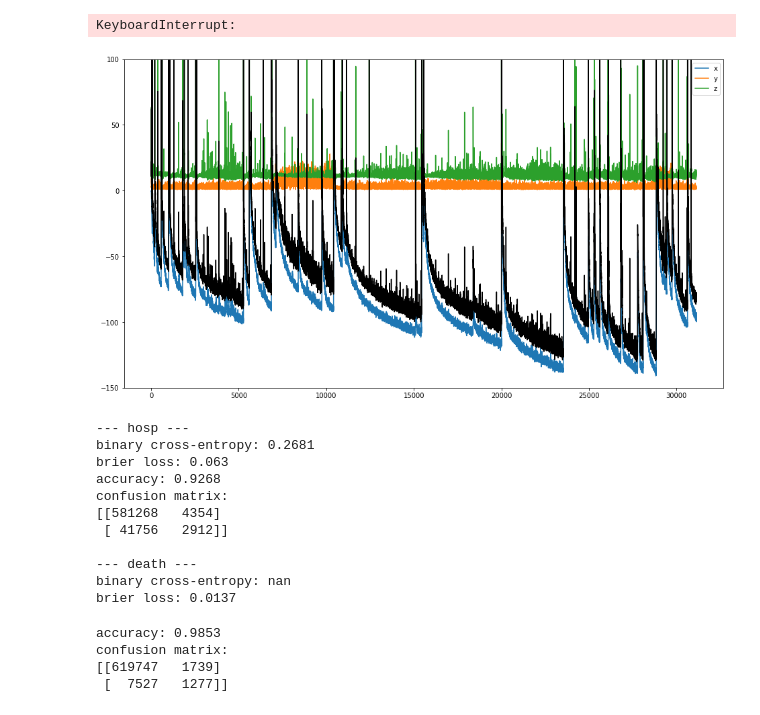
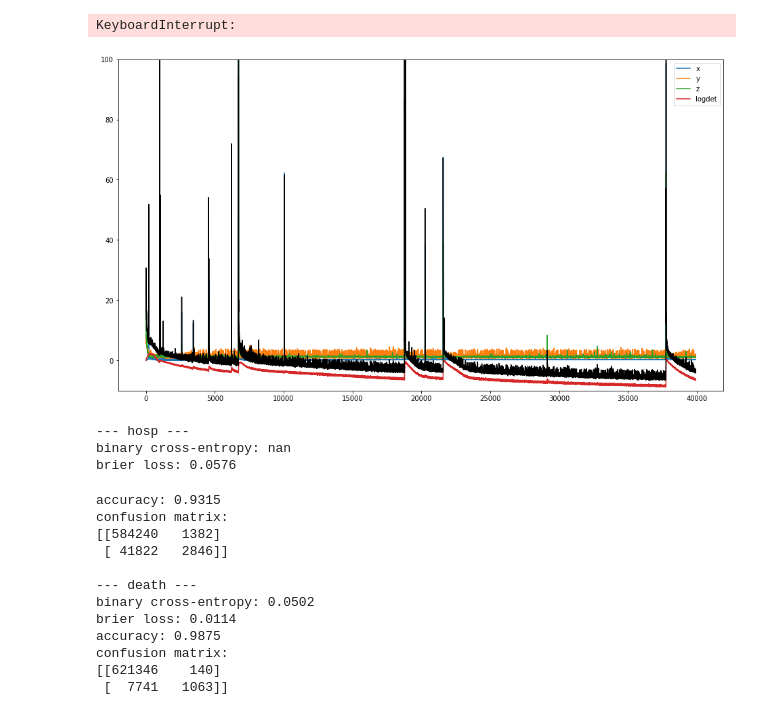
Before and after one commit to psaegert/AML-Final, a Jupyter notebook: models/INN_test.ipynb, the cells around one changed output. Drawn from its saved outputs; the diff is of its cells as text; code cells hidden in the pictures.

```diff
--- a/models/INN_test.ipynb
+++ b/models/INN_test.ipynb
@@ -47,12 +47,13 @@ y_test.shape = (630290, 2)
 # %%
 inn = INN.INN(X_train.shape[1], y_train.shape[1], 10)
 # %%
-optimizer = Adam(inn.parameters(), lr=1e-3)
+optimizer = Adam(inn.parameters(), lr=1e-4)
 
 loss_history = {
     'x': [],
     'y': [],
-    'z': []
+    'z': [],
+    'logdet': []
 }
 
 for i_epoch in range(n_epochs):
@@ -79,34 +80,40 @@ for i_epoch in range(n_epochs):
         z_loss = torch.mean(torch.sum(z_pred**2, dim=-1)) / 2
         loss += z_loss
         loss_history['z'].append(z_loss.detach().numpy())
+        # logdet loss
+        logdet_loss = - torch.mean(inn.logdet_sum) / 10
+        loss += logdet_loss
+        loss_history['logdet'].append(logdet_loss.detach().numpy())
 
 
         # --- INVERSE ---
         X_pred = inn.inverse(y_pred, z_pred)
-
         # x loss
-        x_loss = torch.clip(- torch.mean(inn.logdet_sum), None, 0)
+        x_loss = F.mse_loss(X_pred, X, reduction='mean')
         loss += x_loss
         loss_history['x'].append(x_loss.detach().numpy())
+
 
         loss.backward()
         optimizer.step()
 
-        pbar.set_postfix({'batch_loss': loss.detach().numpy().round(3)})
+        pbar.set_postfix({'batch_loss': loss.detach().numpy().round(2)})
 # %% [output]
 KeyboardInterrupt:
 # %%
 fig, ax = plt.subplots(1, 1, figsize=(16, 9))
 
 ax.plot(loss_history['x'], label='x')
 ax.plot(loss_history['y'], label='y')
 ax.plot(loss_history['z'], label='z')
+ax.plot(loss_history['logdet'], label='logdet')
 
 ax.plot([sum([loss_history[k][i] for k in loss_history.keys()]) for i in range(len(loss_history['x']))], color='black')
-ax.set_ylim(-150, 100)
+ax.set_ylim(-10, 100)
+# ax.set_xlim(37750, 37800)
 ax.legend();
 # %% [output]
-[figure, old version]
+[figure, new version]
 # %%
 inn.eval()
 
@@ -129,17 +136,17 @@ for i, y_label in enumerate(['hosp', 'death']):
     print()
 # %% [output]
 --- hosp ---
-binary cross-entropy: 0.2681
-brier loss: 0.063
-accuracy: 0.9268
-confusion matrix:
-[[581268   4354]
- [ 41756   2912]]
-
---- death ---
 binary cross-entropy: nan
-brier loss: 0.0137
+brier loss: 0.0576
-accuracy: 0.9853
+accuracy: 0.9315
 confusion matrix:
-[[619747   1739]
- [  7527   1277]]
+[[584240   1382]
+ [ 41822   2846]]
+
+--- death ---
+binary cross-entropy: 0.0502
+brier loss: 0.0114
+accuracy: 0.9875
+confusion matrix:
+[[621346    140]
+ [  7741   1063]]
```
